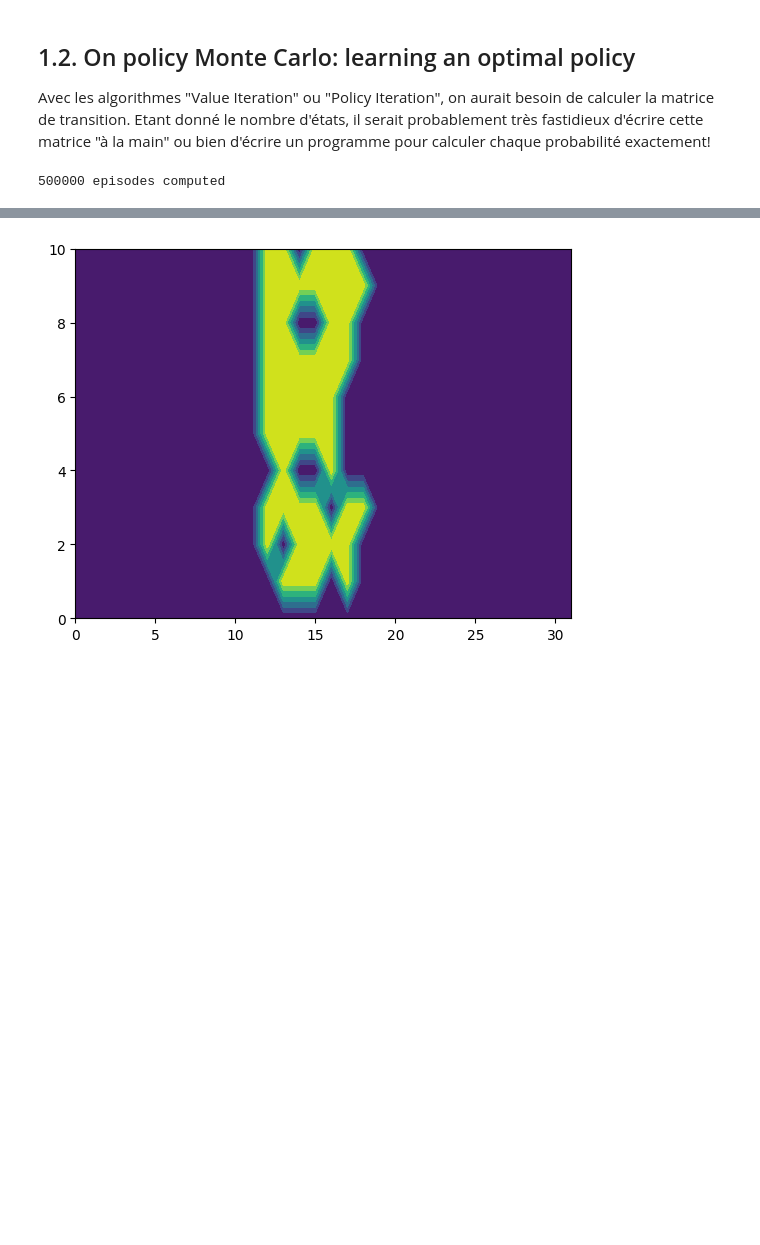
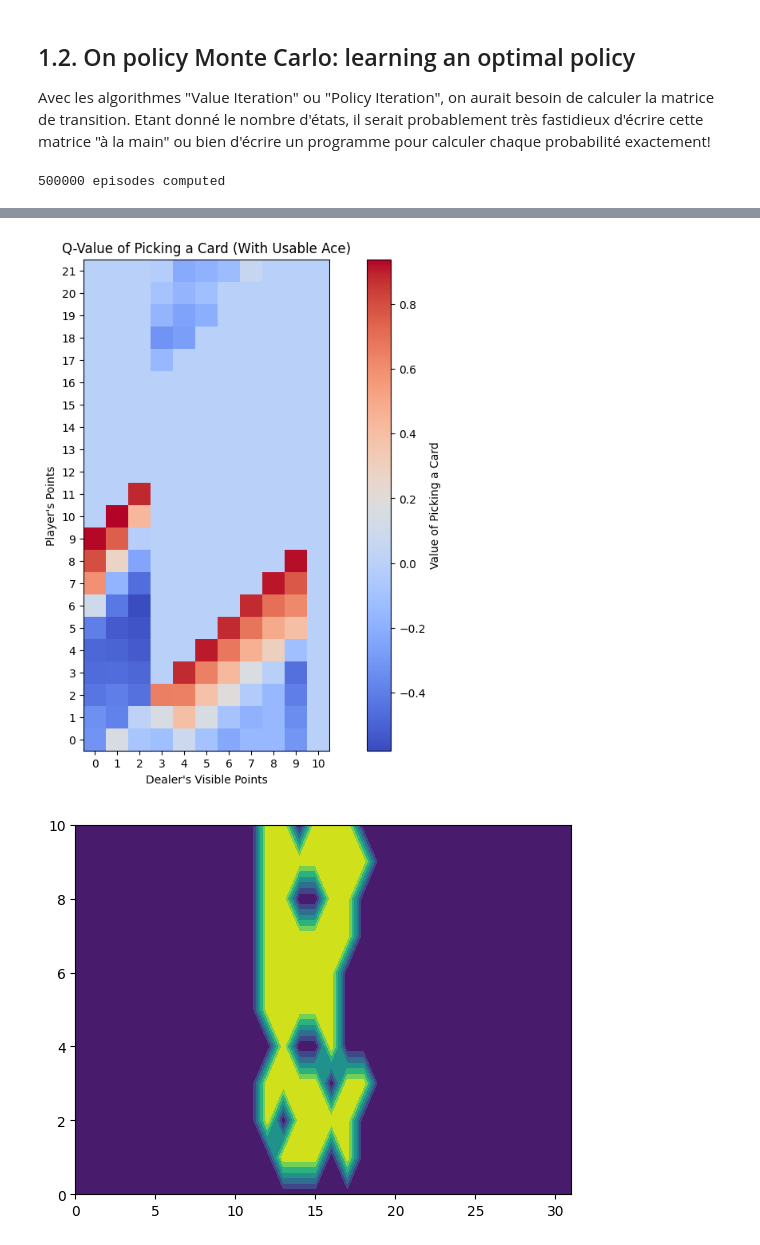
Before and after one commit to Pi-erren/psl_iasd_works, a Jupyter notebook: reinforcement_learning/On_Policy_Monte_Carlo .ipynb, the cells around one changed output, grey strips where cells are left out. Saved outputs shown, nothing was run; the diff lists cells and outputs as text; code cells hidden in the pictures; blank space fills up the shorter version.

Commit message:
adding visualization for black jack with monte carlo

```diff
--- a/reinforcement_learning/On_Policy_Monte_Carlo .ipynb
+++ b/reinforcement_learning/On_Policy_Monte_Carlo .ipynb
@@ -389,6 +389,10 @@ The state of the blackjack game is described by a triplet (s1, s2, a), where s1
 bj_env = gym.make("Blackjack-v1")
 nb_actions = bj_env.action_space.n
 nb_states = math.prod(space.n for space in bj_env.observation_space)
+# maxSum is the maximum sum I can have in my hand
+max_sum = 32
+# maxOppScore is the maximum value of the card I can see from the opponent,
+max_opp_score = 11
 
 print("there are ", nb_actions, "actions")
 print("observation space: ", bj_env.observation_space)
@@ -408,7 +412,7 @@ bj_policy, bj_q, bj_historic_rewards = on_policy_monte_carlo(
     nb_actions=nb_actions,
     encode_fct=bj_encode,
     nb_episodes=500000,
-    epsilon=0.03
+    epsilon=0.1
 )
 # %% [output]
 500000 episodes computed
@@ -426,3 +432,57 @@ evaluate_policy(
+# %%
+import numpy as np
+import matplotlib.pyplot as plt
+
+def plot_bj_q(q_values, nb_states, max_sum, max_opp_score):
+    """
+    Decode the Q-values and plot a 2D tableau for the player's hand value and dealer's card.
+
+    Parameters:
+    - q_values: The Q-values array from the Monte Carlo algorithm (state-action values).
+    - nb_states: Total number of states in the environment.
+    - max_sum: Maximum score the player can have in their hand.
+    - max_opp_score: Maximum visible score of the opponent (dealer).
+    """
+    # Initialize the tableau
+    q_tableau = np.zeros((max_sum + 1, max_opp_score + 1))
+
+    # Decode the Q-values for each state
+    for state_index in range(nb_states):
+        # Decode the state
+        player_points = state_index % max_sum
+        dealer_points = (state_index // max_sum) % max_opp_score
+        has_usable_ace = state_index >= max_sum * max_opp_score
+
+        # Get the best action (e.g., to pick a card or not) based on Q-values
+        best_action_value = np.max(q_values[state_index])
+
+        # Update the tableau for this state
+        if has_usable_ace:
+            q_tableau[player_points, dealer_points] = best_action_value
+
+    q_tableau = q_tableau[:22,]
+
+    # Plot the tableau
+    plt.figure(figsize=(12, 8))
+    plt.imshow(q_tableau, interpolation="nearest", cmap="coolwarm", origin="lower")
+    plt.colorbar(label="Value of Picking a Card")
+    plt.title("Q-Value of Picking a Card (With Usable Ace)")
+    plt.xlabel("Dealer's Visible Points")
+    plt.ylabel("Player's Points")
+    plt.xticks(ticks=np.arange(max_opp_score + 1), labels=np.arange(max_opp_score + 1))
+    plt.yticks(ticks=np.arange(q_tableau.shape[0]), labels=np.arange(q_tableau.shape[0]))
+    plt.grid(False)
+    plt.show()
+
+# Example usage
+plot_bj_q(
+    q_values=bj_q,
+    nb_states=nb_states,
+    max_sum=31,  # Assuming a max sum of 31 for player's hand
+    max_opp_score=10  # Assuming max dealer card points is 10
+)
+# %% [output]
+[figure, added]
 # %%
 from mpl_toolkits.mplot3d import Axes3D  # Necessary for 3D plotting
 
```
Also changed, not shown: parts of 3 cells of this notebook.
